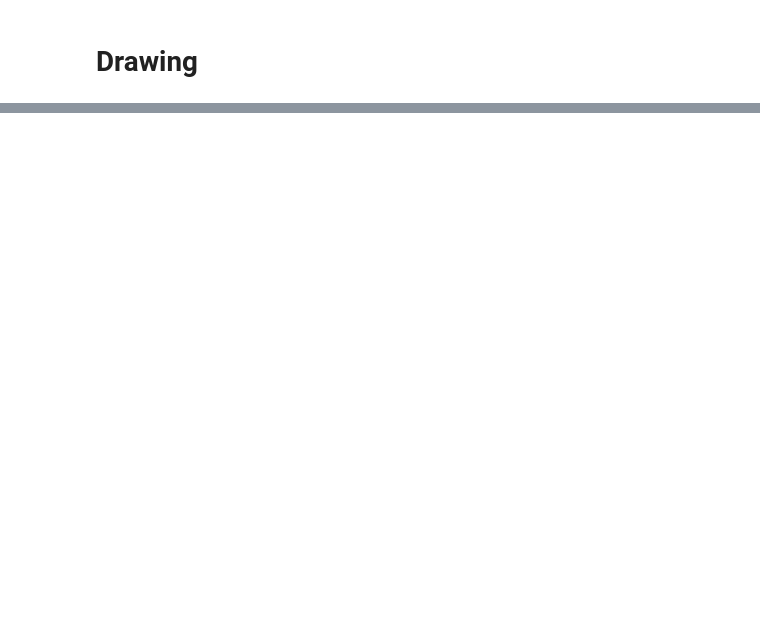
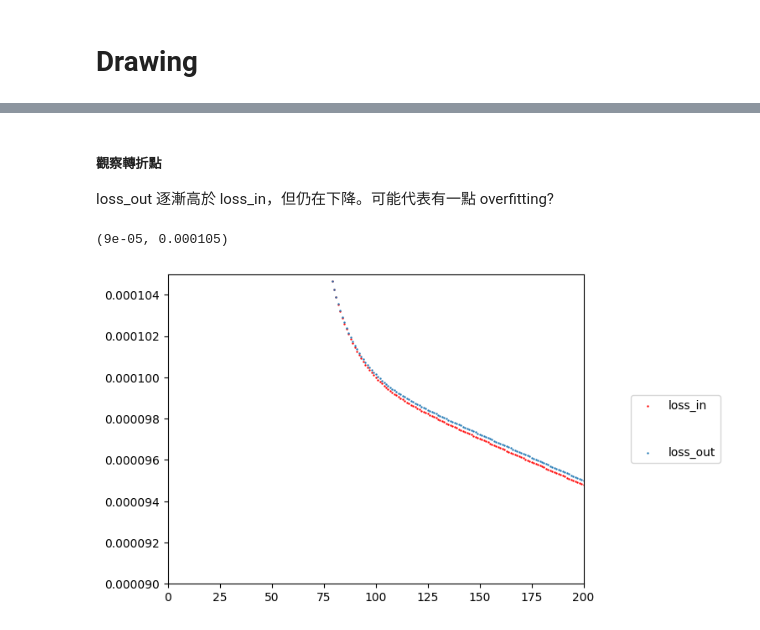
Before and after one commit to SinSuan/data_science, a Jupyter notebook: part2_draw.ipynb, the cells around one changed output, grey strips where cells are left out. Drawn from its saved outputs; the diff is of its cells as text; code cells hidden in the pictures; blank space fills up the shorter version.

```diff
--- a/part2_draw.ipynb
+++ b/part2_draw.ipynb
@@ -52,0 +159,12 @@ ttl_loss_out = display_boxplot(name_test, type_loss=1)
+# %% [markdown]
+##### 觀察轉折點
+loss_out 逐漸高於 loss_in，但仍在下降。可能代表有一點 overfitting?
+# %%
+plt.scatter(x, y_loss_in, s=0.5, label="loss_in", color="r")
+plt.scatter(x, y_loss_out, s=0.5, label="loss_out")
+plt.legend(loc='center left', bbox_to_anchor=(1.1, 0.5), labelspacing=3)
+plt.xlim([0,200])
+plt.ylim([0.00009,0.000105])
+# %% [output]
+(9e-05, 0.000105)
+[figure, added]
```
Also changed, not shown: parts of 37 cells of this notebook, 7 other files.
